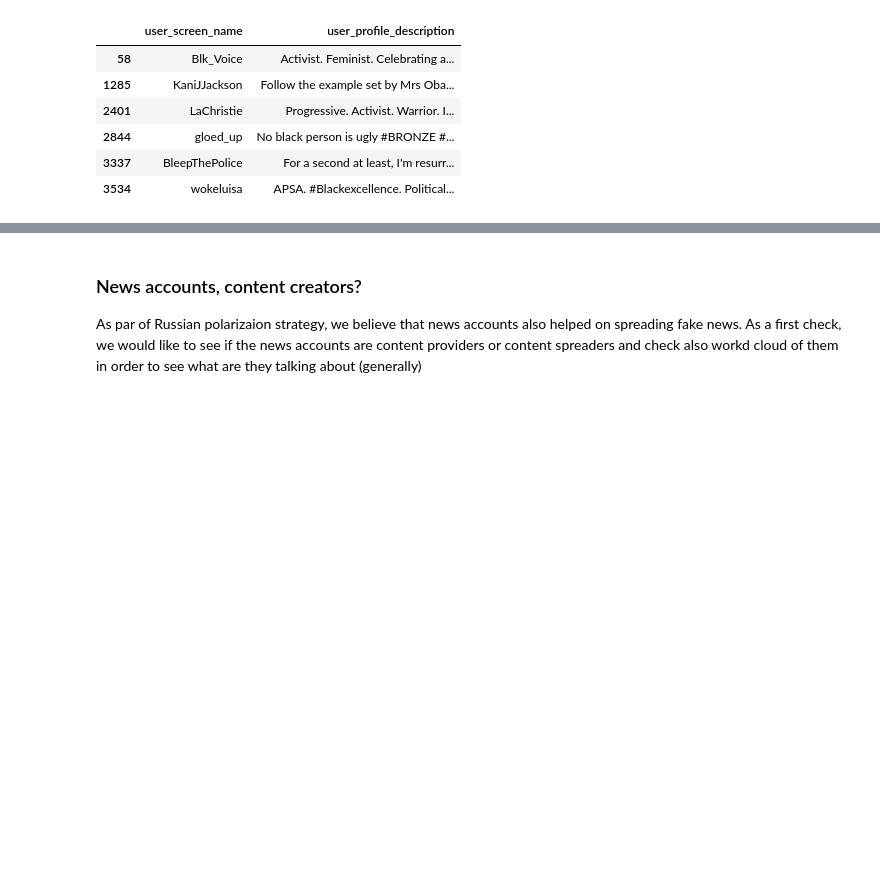
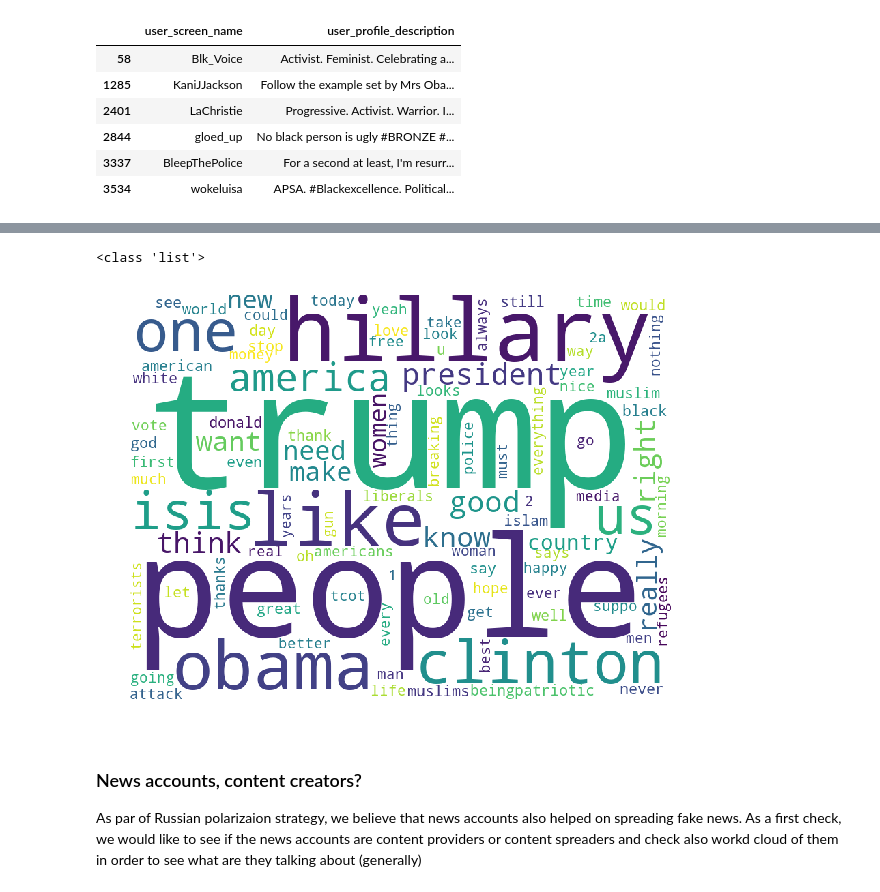
Before and after one commit to jrdmose/BGSE_Text_Mining, a Jupyter notebook: scripts/users_in_depth.ipynb, the cells around one changed output, grey strips where cells are left out. Cells and saved outputs as stored; diff of their text form; code cells hidden in the pictures; blank space fills up the shorter version.

```diff
--- a/scripts/users_in_depth.ipynb
+++ b/scripts/users_in_depth.ipynb
@@ -555,3 +601,9 @@ user_data[user_data.user_screen_name.isin(left_names)][["user_screen_name","user
+# %%
+# wordcloud 2
+tokenize_and_wordcloud(right_tweets, "../img/wordcloud2.png")
+# %% [output]
+<class 'list'>
+[figure, added]
 # %% [markdown]
 ### News accounts, content creators?
 
```
Also changed, not shown: parts of 24 cells of this notebook, 7 other files.
